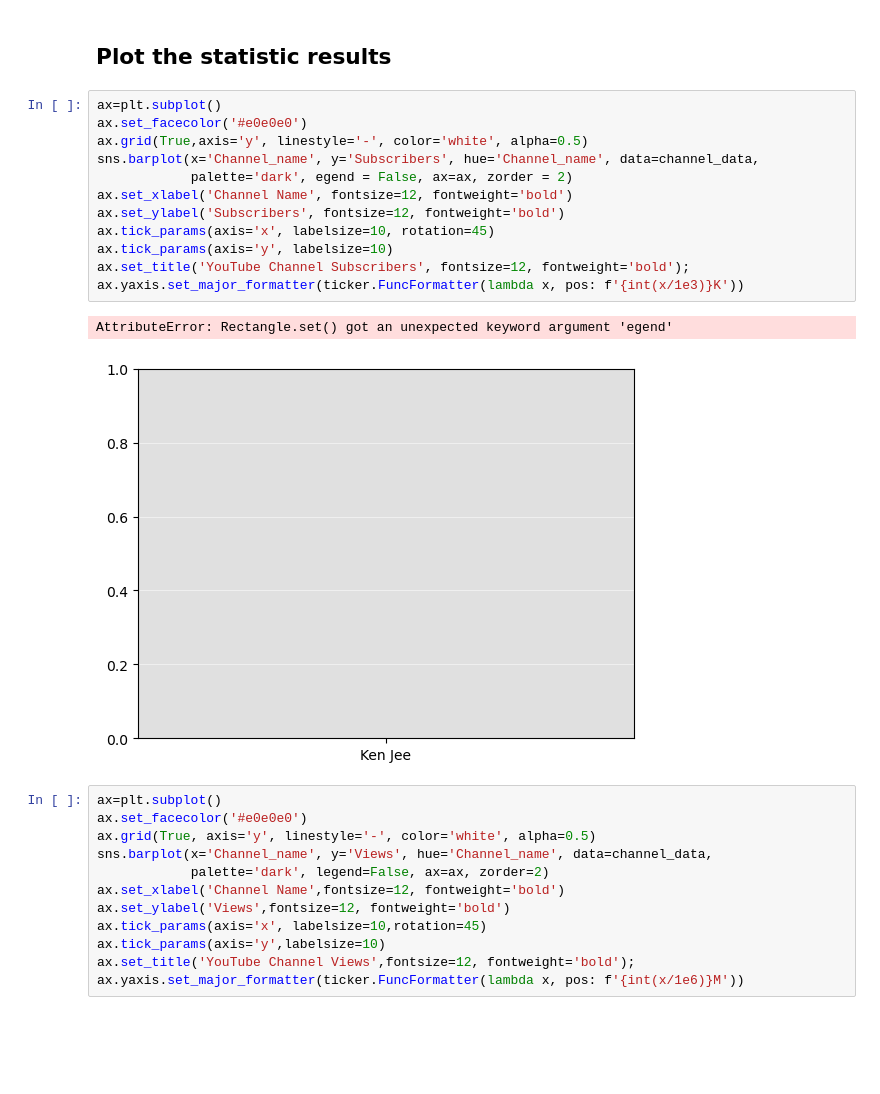
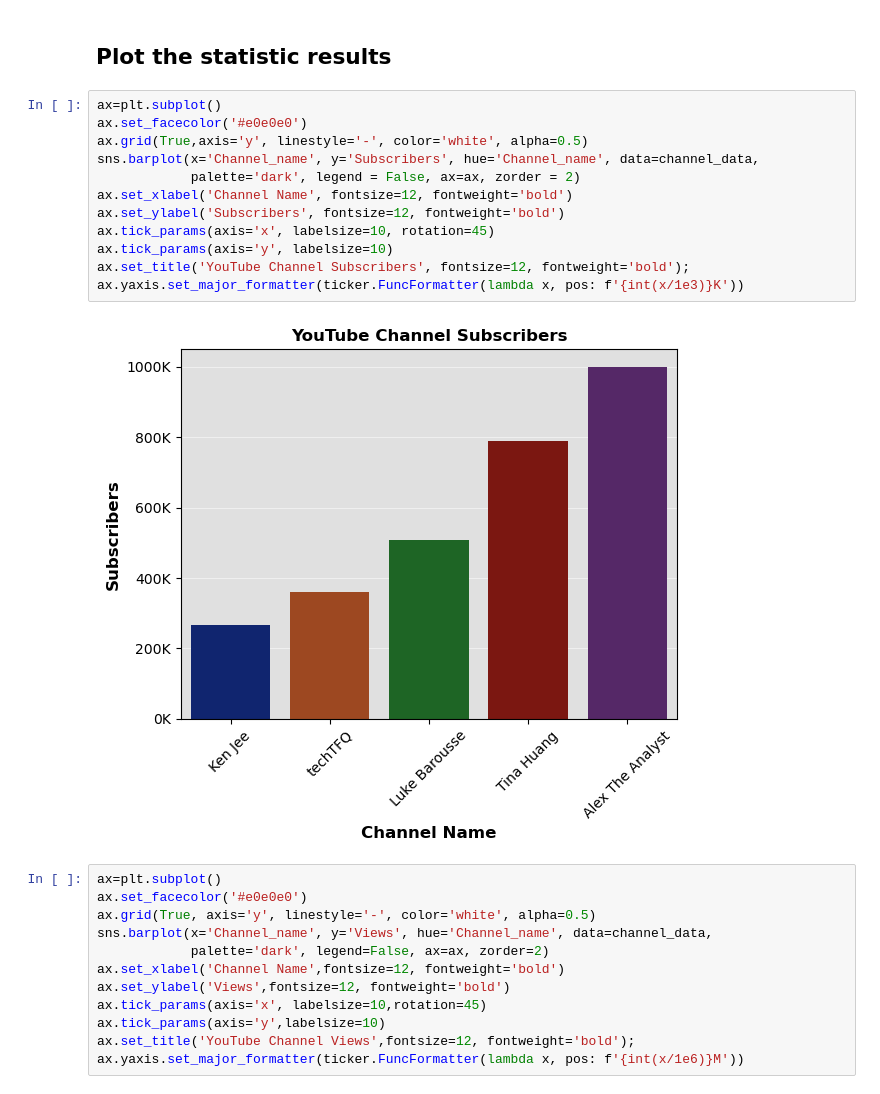
Before and after one commit to LiLuo086/youtube-data-analysis-case-study, a Jupyter notebook: YouTube-DA-Project/YouTube-DA-Project.ipynb, the cells around one changed output. Cells and saved outputs as stored; diff of their text form; blank space fills up the shorter version.

```diff
--- a/YouTube-DA-Project/YouTube-DA-Project.ipynb
+++ b/YouTube-DA-Project/YouTube-DA-Project.ipynb
@@ -96,18 +96,17 @@ channel_data = channel_data.sort_values(by='Subscribers', ascending=True)
 # %%
 ax=plt.subplot()
 ax.set_facecolor('#e0e0e0')
 ax.grid(True,axis='y', linestyle='-', color='white', alpha=0.5)
 sns.barplot(x='Channel_name', y='Subscribers', hue='Channel_name', data=channel_data,
-            palette='dark', egend = False, ax=ax, zorder = 2)
+            palette='dark', legend = False, ax=ax, zorder = 2)
 ax.set_xlabel('Channel Name', fontsize=12, fontweight='bold')
 ax.set_ylabel('Subscribers', fontsize=12, fontweight='bold')
 ax.tick_params(axis='x', labelsize=10, rotation=45)
 ax.tick_params(axis='y', labelsize=10)
 ax.set_title('YouTube Channel Subscribers', fontsize=12, fontweight='bold');
 ax.yaxis.set_major_formatter(ticker.FuncFormatter(lambda x, pos: f'{int(x/1e3)}K'))
 # %% [output]
-AttributeError: Rectangle.set() got an unexpected keyword argument 'egend'
-[figure, old version]
+[figure, new version]
 # %%
 ax=plt.subplot()
 ax.set_facecolor('#e0e0e0')
```
Also changed, not shown: parts of 1 cell of this notebook.
